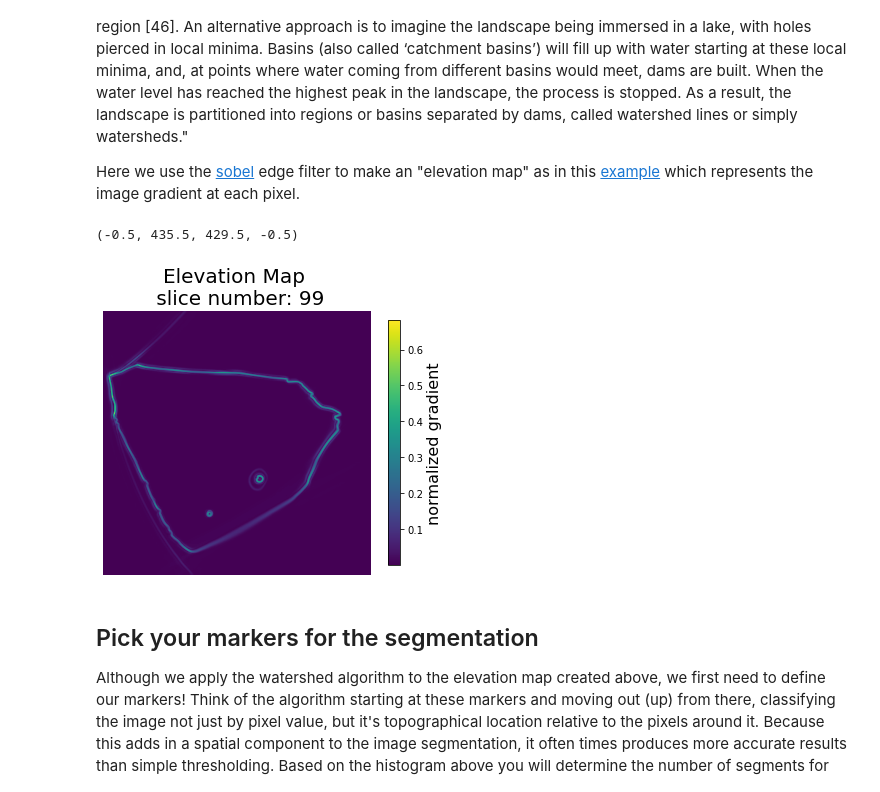
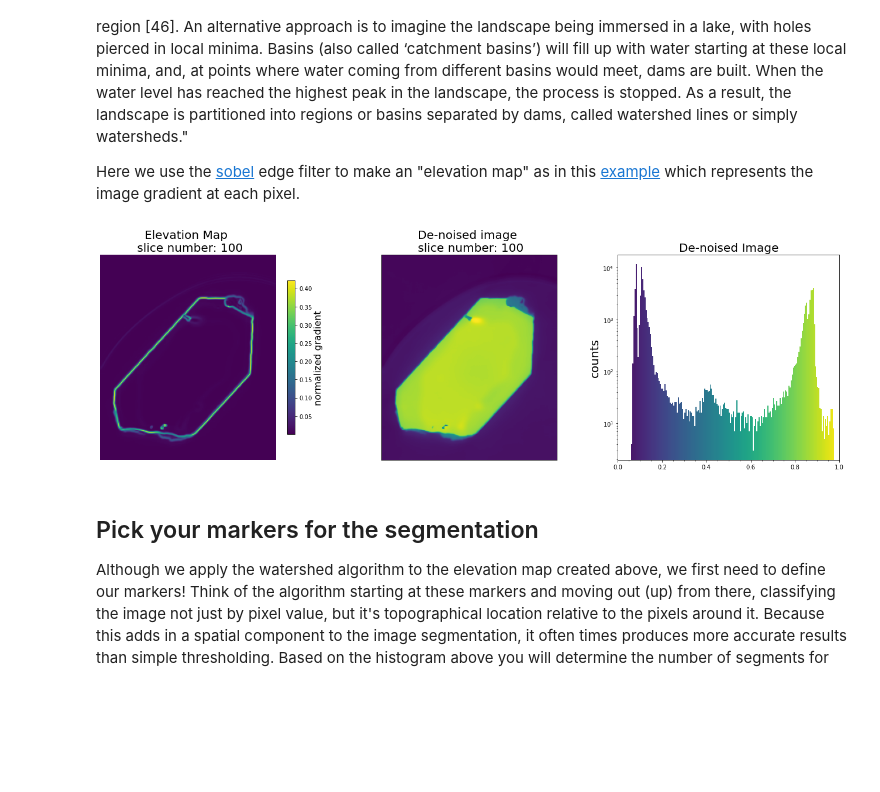
Before and after one commit to jlubbersgeo/ctpy, a Jupyter notebook: mineral_segmentation_fromscratch.ipynb, the cells around one changed output. Cells and saved outputs as stored; diff of their text form; code cells hidden in the pictures; blank space fills up the shorter version.

Commit message:
added dicom image capability

```diff
--- a/mineral_segmentation_fromscratch.ipynb
+++ b/mineral_segmentation_fromscratch.ipynb
@@ -385,7 +413,7 @@ def denoise_stack(stack_rescale, patch_size, patch_distance):
     """
     stack_length = len(stack_rescale)
     nlm_smooth = []
-    for i in tqdm(range(0, stack_length)):
+    for i in tqdm(range(0, stack_length),total = stack_length,unit = 'images'):
         patch_kw = dict(
             patch_size=patch_size, patch_distance=patch_distance, multichannel=True
         )
@@ -405,8 +433,8 @@ def denoise_stack(stack_rescale, patch_size, patch_distance):
 
 # call the non local means denoising helper function
 # and specify the patch size and distance
-patch_size = 10
-patch_distance = 10
+patch_size = 5
+patch_distance = 5
 stack_nlm, stack_nlm_1D = denoise_stack(stack_normal, patch_size, patch_distance)
 # %% [output]
 Your stack has been smoothed using the Skimage non-local means algorithm
@@ -415,4 +443,5 @@ patch distance: 10
 # %%
+slice_number = 100
 colormap = plt.get_cmap(cmap)
 slice_nlm_1D = stack_nlm[slice_number].flatten()
 slice_1D = stack_normal[slice_number].flatten()
@@ -547,45 +576,71 @@ def create_elevation_map(smoothed_stack, method):
     -------
     elevation_map : ndarray
         collection of elevation maps in same shape as input (3D ndarray)
 
     """
     elevation_map = np.zeros(smoothed_stack.shape)
     if method == "sobel":
 
-        for i in tqdm(range(len(elevation_map))):
+        for i in tqdm(range(elevation_map.shape[0]), total = elevation_map.shape[0],unit = 'images'):
             elevation_map[i, :, :] = sobel(smoothed_stack[i, :, :])
 
     elif method == "roberts":
-        for i in tqdm(range(len(elevation_map))):
+        for i in qdm(range(elevation_map.shape[0]), total = elevation_map.shape[0],unit = 'images'):
             elevation_map[i, :, :] = roberts(smoothed_stack[i, :, :])
 
     elif method == "scharr":
-        for i in tqdm(range(len(elevation_map))):
+        for i in qdm(range(elevation_map.shape[0]), total = elevation_map.shape[0],unit = 'images'):
             elevation_map[i, :, :] = scharr(smoothed_stack[i, :, :])
 
     elif method == "prewitt":
-        for i in tqdm(range(len(elevation_map))):
+        for i in qdm(range(elevation_map.shape[0]), total = elevation_map.shape[0],unit = 'images'):
             elevation_map[i, :, :] = prewitt(smoothed_stack[i, :, :])
 
     return elevation_map
 
 
 elevation_algorithm = "sobel"
 elevation_map = create_elevation_map(stack_nlm, method=elevation_algorithm)
 
-slice_number = 99
-fig, ax = plt.subplots(figsize=(6, 6))
 
-m = ax.imshow(elevation_map[slice_number], cmap=cmap)
-ax.set_title("Elevation Map \n slice number: {}".format(slice_number), fontsize=20)
 
-cbar = fig.colorbar(m, ax=ax, shrink=0.75,)
+slice_number = 100
+
+fig, ax = plt.subplots(1,3,figsize=(18, 6))
+
+m = ax[0].imshow(elevation_map[slice_number], cmap=cmap)
+ax[0].set_title("Elevation Map \n slice number: {}".format(slice_number), fontsize=20)
+
+cbar = fig.colorbar(m, ax=ax[0], shrink=0.75,)
 cbar.set_label(label="normalized gradient", fontsize=16)
+ax[0].axis("off")
 
-ax.axis("off")
+
+# non local means image
+ax[1].imshow(stack_nlm[slice_number], cmap=cmap)
+ax[1].axes.yaxis.set_ticklabels([])
+ax[1].axes.yaxis.set_ticks([])
+ax[1].axes.xaxis.set_ticklabels([])
+ax[1].axes.xaxis.set_ticks([])
+ax[1].set_title('De-noised image \n slice number: {}'.format(slice_number),fontsize = 20)
+
+# Histogram for rescaled image
+counts, bins, patches = ax[2].hist(stack_nlm[slice_number].flatten(), bins=bins,)
+ax[2].minorticks_on()
+ax[2].set_xlim(0, 1)
+ax[2].set_ylabel("counts", fontsize=20)
+ax[2].set_title("De-noised Image", fontsize=20,)
+
+# get the value for center of bins
+bin_centers = 0.5 * (bins[:-1] + bins[1:])
+
+# color the histogram by value
+for c, p in zip(bin_centers, patches):
+    plt.setp(p, "facecolor", colormap(c))
+fig.tight_layout()
+ax[2].set_yscale('log')
 # %% [output]
-(-0.5, 435.5, 429.5, -0.5)
-[figure, old version]
+[figure, new version]
 # %% [markdown]
 ## Pick your markers for the segmentation
 
```
Also changed, not shown: parts of 14 cells of this notebook, 1 other file.
